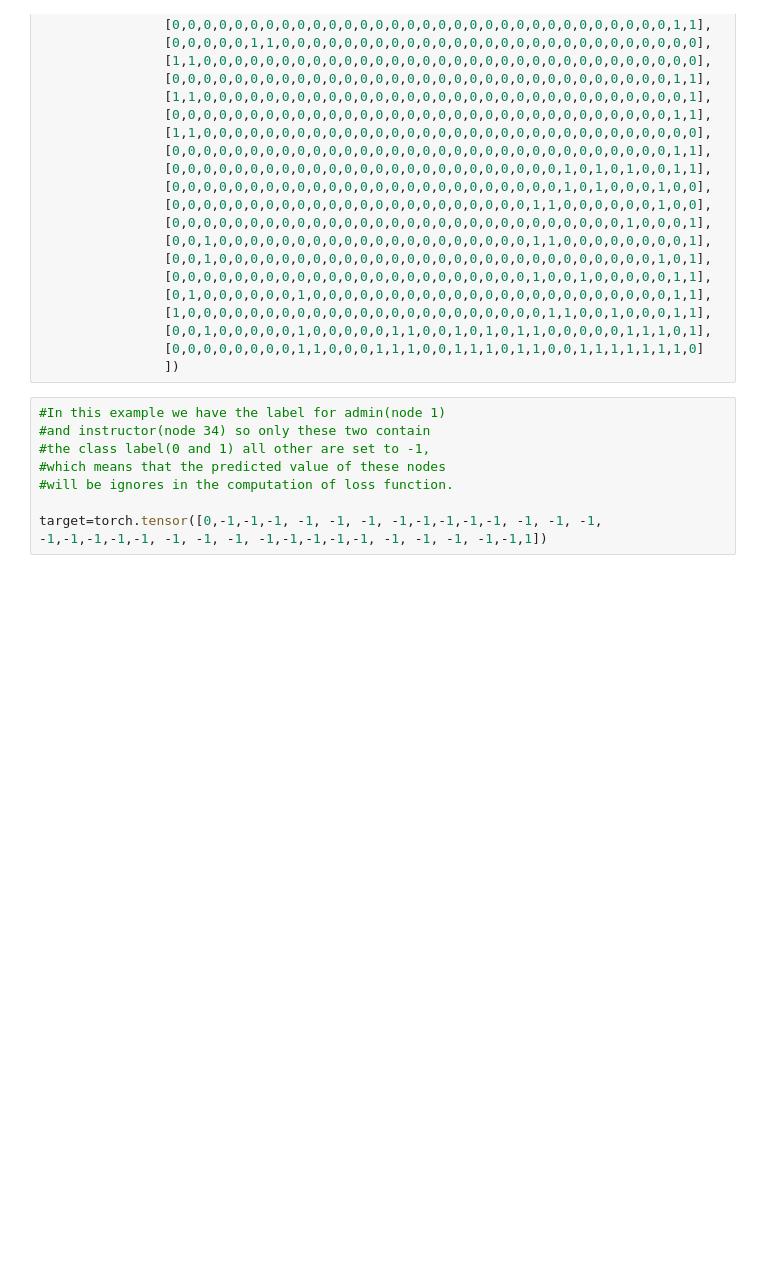
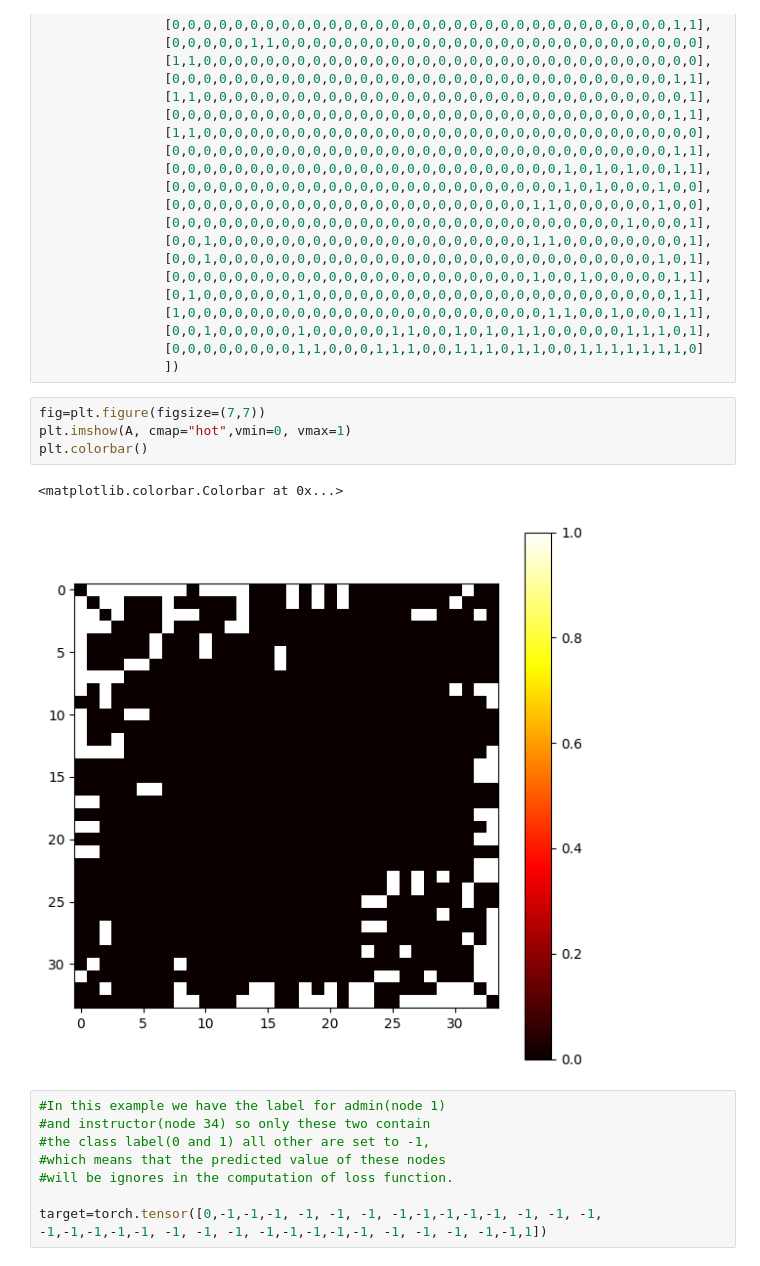
Before and after one commit to TAUforPython/machinelearning, a Jupyter notebook: GNN simple example Graph Convolution Network.ipynb, the cells around one changed output. Drawn from its saved outputs; the diff is of its cells as text; blank space fills up the shorter version.

```diff
--- a/GNN simple example Graph Convolution Network.ipynb
+++ b/GNN simple example Graph Convolution Network.ipynb
@@ -70,6 +70,13 @@ A=torch.Tensor([[0,1,1,1,1,1,1,1,1,0,1,1,1,1,0,0,0,1,0,1,0,1,0,0,0,0,0,0,0,0,0,1
                 [0,0,1,0,0,0,0,0,1,0,0,0,0,0,1,1,0,0,1,0,1,0,1,1,0,0,0,0,0,1,1,1,0,1],
                 [0,0,0,0,0,0,0,0,1,1,0,0,0,1,1,1,0,0,1,1,1,0,1,1,0,0,1,1,1,1,1,1,1,0]
                 ])
+# %%
+fig=plt.figure(figsize=(7,7))
+plt.imshow(A, cmap="hot",vmin=0, vmax=1)
+plt.colorbar()
+# %% [output]
+<matplotlib.colorbar.Colorbar at 0x...>
+[figure, added]
 # %%
 #In this example we have the label for admin(node 1)
 #and instructor(node 34) so only these two contain
```
